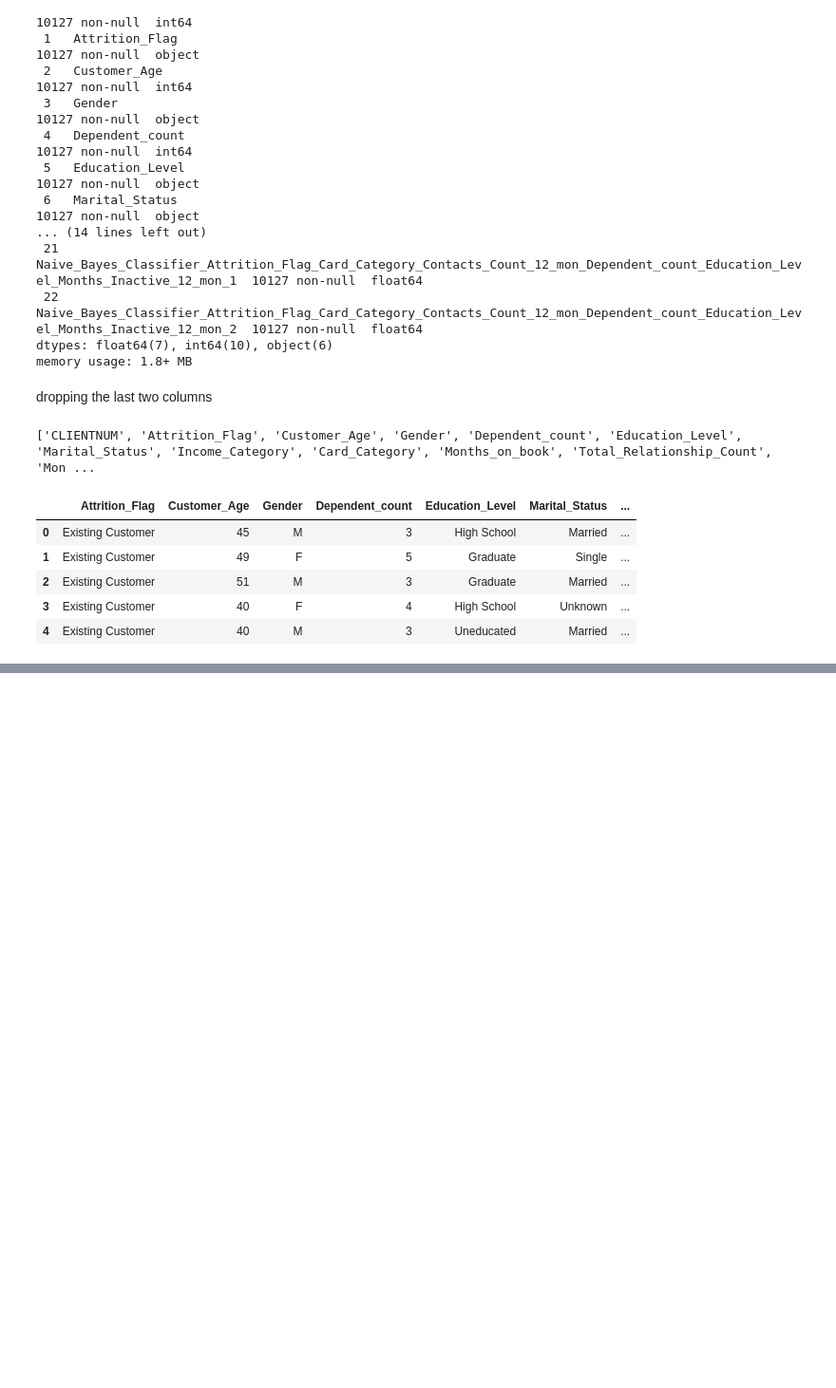
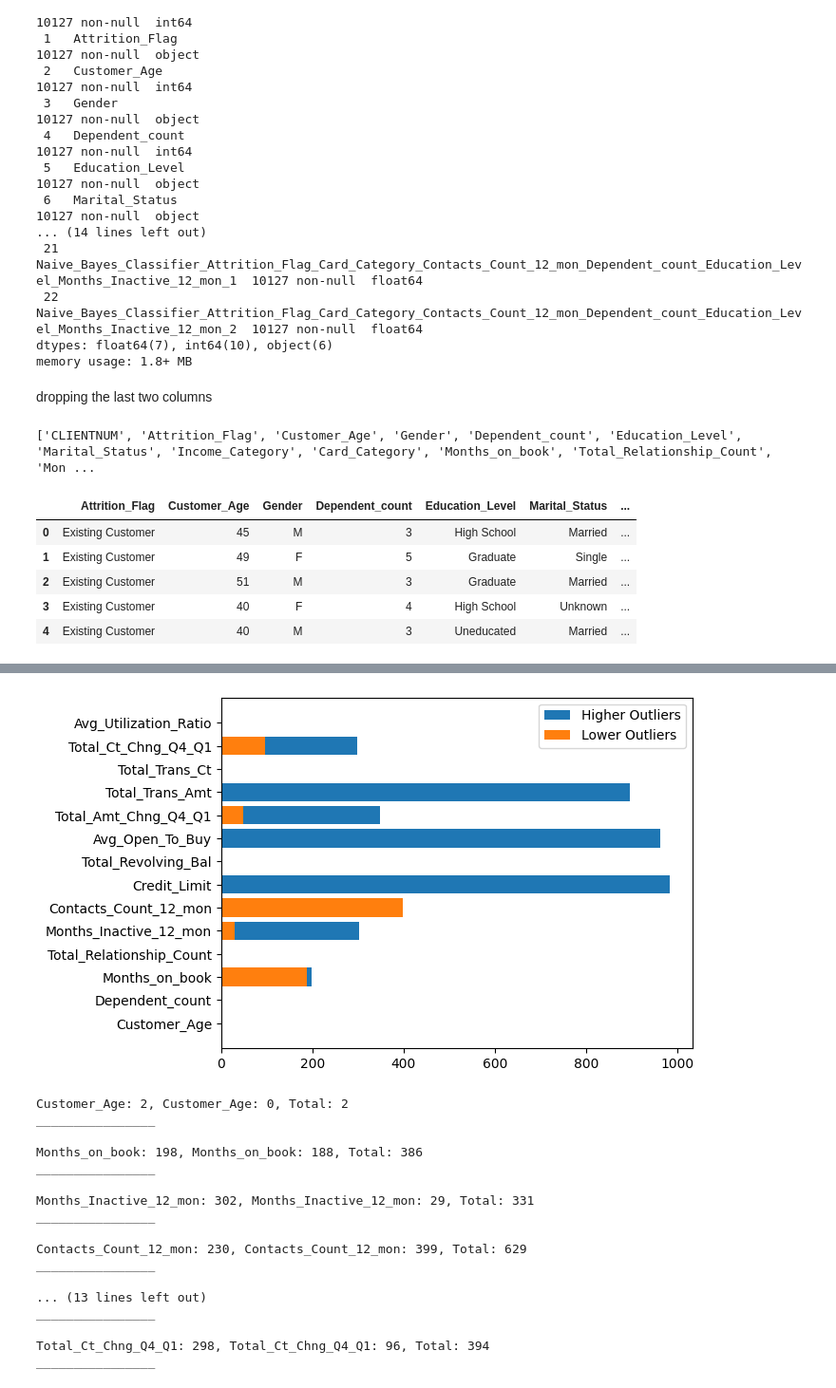
Before and after one commit to bosshussien/Bank_Customers_Analysis, a Jupyter notebook: notebook.ipynb, the cells around one changed output, grey strips where cells are left out. Shown at 95% size. Drawn from its saved outputs; the diff is of its cells as text; code cells hidden in the pictures; blank space fills up the shorter version.

```diff
--- a/notebook.ipynb
+++ b/notebook.ipynb
@@ -60,0 +69,25 @@ df.head()
+# %%
+outlier_handler = OutlierHandling()
+
+outlier_handler.plot(df)
+outlier_handler.count_outliers_df(df)
+# outlier_handler.display_outliers_df(df)
+# %% [output]
+[figure, added]
+Customer_Age: 2, Customer_Age: 0, Total: 2
+________________
+
+Months_on_book: 198, Months_on_book: 188, Total: 386
+________________
+
+Months_Inactive_12_mon: 302, Months_Inactive_12_mon: 29, Total: 331
+________________
+
+Contacts_Count_12_mon: 230, Contacts_Count_12_mon: 399, Total: 629
+________________
+
+... (13 lines left out)
+________________
+
+Total_Ct_Chng_Q4_Q1: 298, Total_Ct_Chng_Q4_Q1: 96, Total: 394
+________________
```
Also changed, not shown: parts of 3 cells of this notebook, 1 other file.
